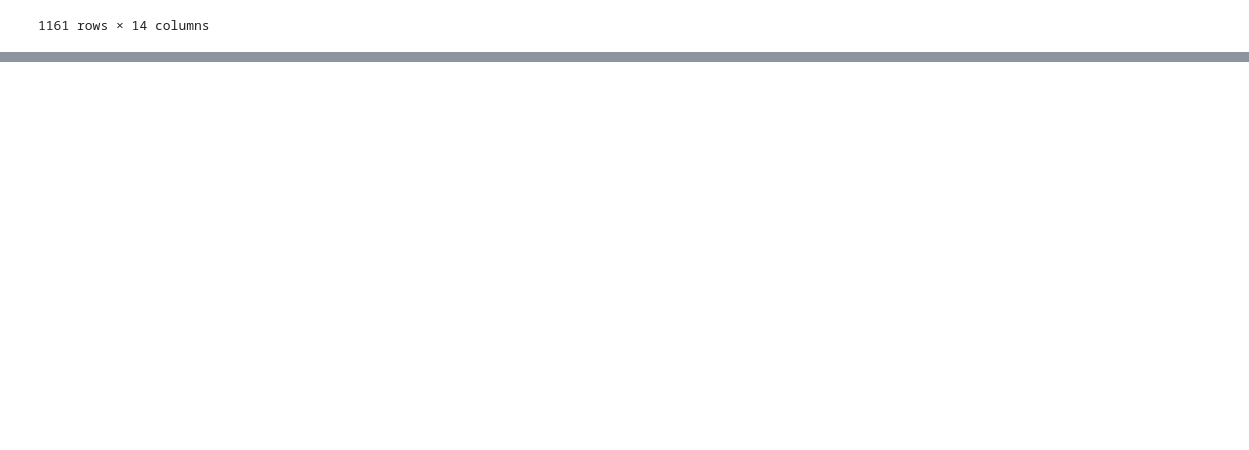
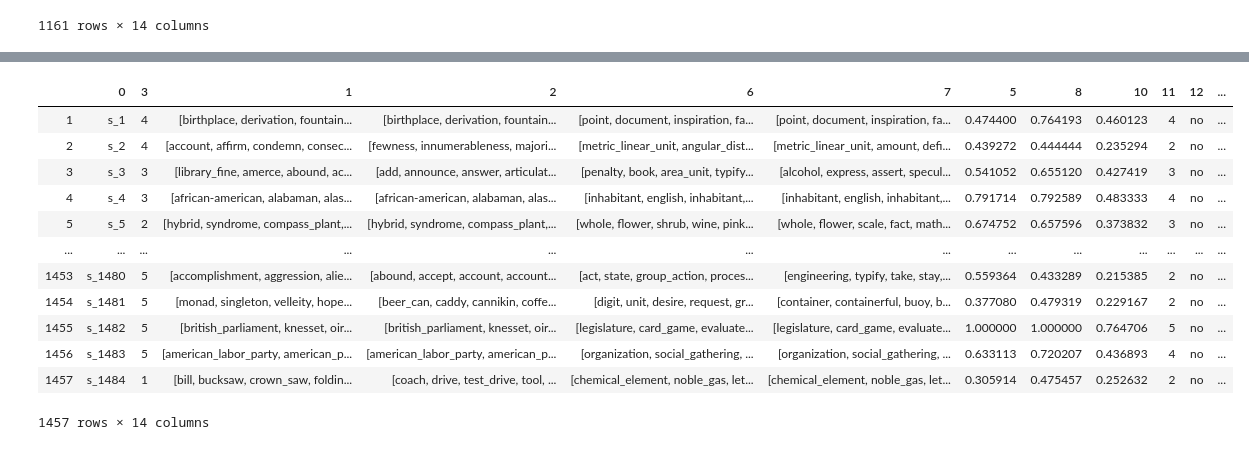
Before and after one commit to meghnakurpqms/text-similarity-NLP-, a Jupyter notebook: text-similarity-NLP/Task2.ipynb, the cells around one changed output, grey strips where cells are left out. Drawn from its saved outputs; the diff is of its cells as text; code cells hidden in the pictures; blank space fills up the shorter version.

Commit message:
model_try

```diff
--- a/text-similarity-NLP/Task2.ipynb
+++ b/text-similarity-NLP/Task2.ipynb
@@ -416,0 +622,2 @@ print (dev_set5.loc[1, 15])
+# %%
+model_df[10] = model_df.apply(jaccard_similarity,axis = 1)
@@ -416,0 +640,48 @@ print (dev_set5.loc[1, 15])
+# %%
+import numpy as np
+conditions = [
+    (model_df[8] >= 0.7) & (model_df[8] < 0.85),
+    (model_df[8] >= 0.55) & (model_df[8] < 0.7),
+    (model_df[8] >= 0.4) & (model_df[8] < 0.55),
+    (model_df[8] >= 0.1) & (model_df[8] < 0.4),
+    (model_df[8] >= 0.85)]
+choices = [int(4),int(3),int(2),int(1),int(5)]
+model_df[11] = np.select(conditions, choices, default=0)
+# %%
+import numpy as np
+conditions = [
+    (model_df[5] >= 0.7) & (model_df[5] < 0.85),
+    (model_df[5] >= 0.55) & (model_df[5] < 0.7),
+    (model_df[5] >= 0.4) & (model_df[5] < 0.55),
+    (model_df[5] >= 0.1) & (model_df[5] < 0.4),
+    (model_df[5] >= 0.85)]
+choices = [4,3,2,1,5]
+
+model_df[13] = np.select(conditions, choices, default=0)
+# %%
+import numpy as np
+conditions = [
+    (model_df[10] >= 0.7) & (model_df[10] < 0.85),
+    (model_df[10] >= 0.55) & (model_df[10] < 0.7),
+    (model_df[10] >= 0.4) & (model_df[10] < 0.55),
+    (model_df[10] >= 0.1) & (model_df[10] < 0.4),
+    (model_df[10] >= 0.85)]
+choices = [4,3,2,1,5]
+
+model_df[14] = np.select(conditions, choices, default=0)
+# %%
+model_df
+# %% [output]
+|  | 0 | 3 | 1 | 2 | 6 | 7 | 5 | 8 | 10 | 11 | 12 | ... |
+| 1 | s_1 | 4 | [birthplace, derivation, fountain... | [birthplace, derivation, fountain... | [point, document, inspiration, fa... | [point, document, inspiration, fa... | 0.474400 | 0.764193 | 0.460123 | 4 | no | ... |
+| 2 | s_2 | 4 | [account, affirm, condemn, consec... | [fewness, innumerableness, majori... | [metric_linear_unit, angular_dist... | [metric_linear_unit, amount, defi... | 0.439272 | 0.444444 | 0.235294 | 2 | no | ... |
+| 3 | s_3 | 3 | [library_fine, amerce, abound, ac... | [add, announce, answer, articulat... | [penalty, book, area_unit, typify... | [alcohol, express, assert, specul... | 0.541052 | 0.655120 | 0.427419 | 3 | no | ... |
+| 4 | s_4 | 3 | [african-american, alabaman, alas... | [african-american, alabaman, alas... | [inhabitant, english, inhabitant,... | [inhabitant, english, inhabitant,... | 0.791714 | 0.792589 | 0.483333 | 4 | no | ... |
+| 5 | s_5 | 2 | [hybrid, syndrome, compass_plant,... | [hybrid, syndrome, compass_plant,... | [whole, flower, shrub, wine, pink... | [whole, flower, scale, fact, math... | 0.674752 | 0.657596 | 0.373832 | 3 | no | ... |
+| ... | ... | ... | ... | ... | ... | ... | ... | ... | ... | ... | ... | ... |
+| 1453 | s_1480 | 5 | [accomplishment, aggression, alie... | [abound, accept, account, account... | [act, state, group_action, proces... | [engineering, typify, take, stay,... | 0.559364 | 0.433289 | 0.215385 | 2 | no | ... |
+| 1454 | s_1481 | 5 | [monad, singleton, velleity, hope... | [beer_can, caddy, cannikin, coffe... | [digit, unit, desire, request, gr... | [container, containerful, buoy, b... | 0.377080 | 0.479319 | 0.229167 | 2 | no | ... |
+| 1455 | s_1482 | 5 | [british_parliament, knesset, oir... | [british_parliament, knesset, oir... | [legislature, card_game, evaluate... | [legislature, card_game, evaluate... | 1.000000 | 1.000000 | 0.764706 | 5 | no | ... |
+| 1456 | s_1483 | 5 | [american_labor_party, american_p... | [american_labor_party, american_p... | [organization, social_gathering, ... | [organization, social_gathering, ... | 0.633113 | 0.720207 | 0.436893 | 4 | no | ... |
+| 1457 | s_1484 | 1 | [bill, bucksaw, crown_saw, foldin... | [coach, drive, test_drive, tool, ... | [chemical_element, noble_gas, let... | [chemical_element, noble_gas, let... | 0.305914 | 0.475457 | 0.252632 | 2 | no | ... |
+1457 rows × 14 columns
```
Also changed, not shown: parts of 87 cells of this notebook.
